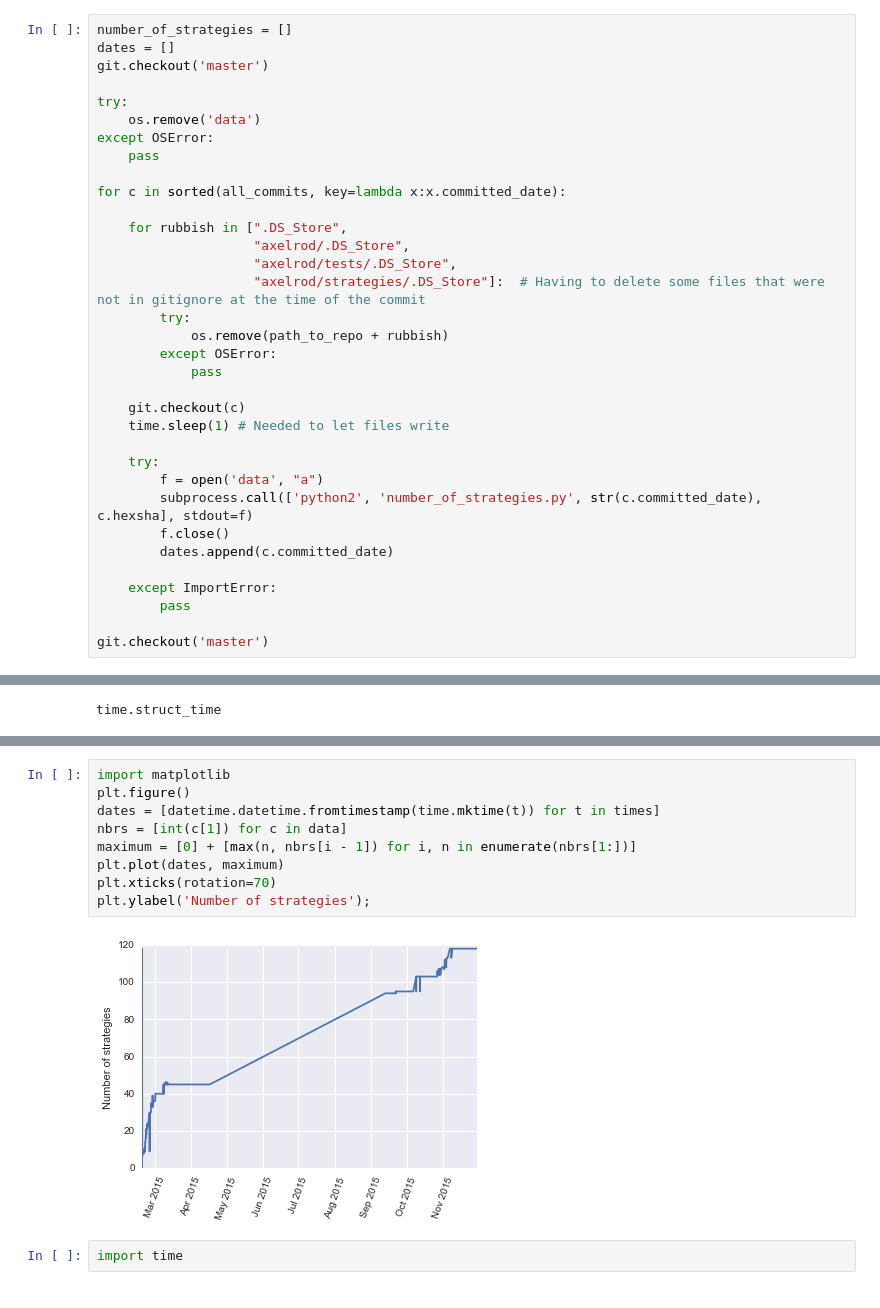
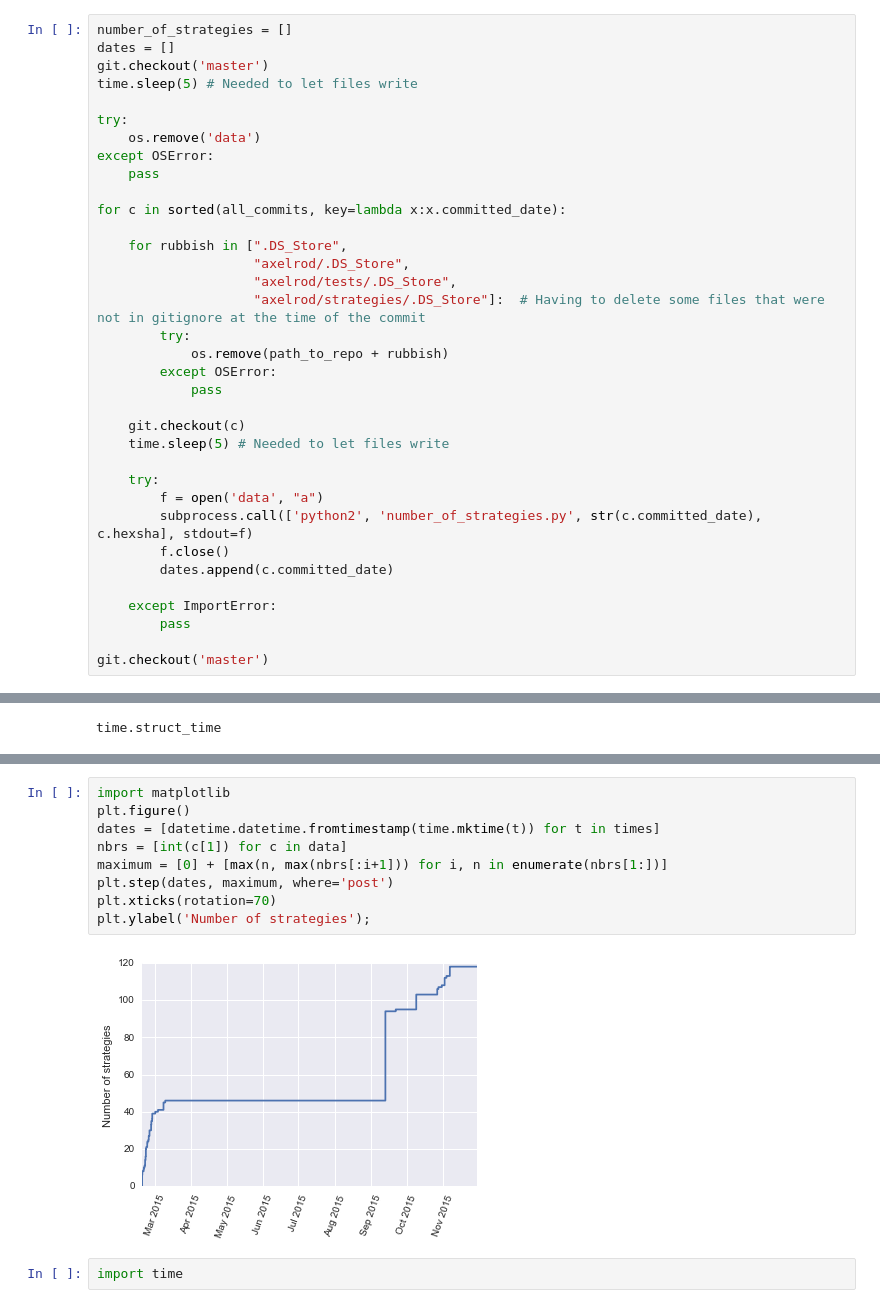
Before and after one commit to Axelrod-Python/An-open-reproducible-framework-for-the-study-of-the-iterated-prisoners-dilemma, a Jupyter notebook: scripts/analysing_the_repository.ipynb, the cells around one changed output, grey strips where cells are left out. Cells and saved outputs as stored; diff of their text form.

```diff
--- a/scripts/analysing_the_repository.ipynb
+++ b/scripts/analysing_the_repository.ipynb
@@ -31,6 +31,7 @@ git = repo.git
 number_of_strategies = []
 dates = []
 git.checkout('master')
+time.sleep(5) # Needed to let files write
 
 try:
     os.remove('data')
@@ -49,7 +50,7 @@ for c in sorted(all_commits, key=lambda x:x.committed_date):
             pass
 
     git.checkout(c)
-    time.sleep(1) # Needed to let files write
+    time.sleep(5) # Needed to let files write
 
     try:
         f = open('data', "a")
@@ -87,14 +88,14 @@ plt.ylabel('Actual number of strategies');
 # %%
 import matplotlib
 plt.figure()
 dates = [datetime.datetime.fromtimestamp(time.mktime(t)) for t in times]
 nbrs = [int(c[1]) for c in data]
-maximum = [0] + [max(n, nbrs[i - 1]) for i, n in enumerate(nbrs[1:])]
-plt.plot(dates, maximum)
+maximum = [0] + [max(n, max(nbrs[:i+1])) for i, n in enumerate(nbrs[1:])]
+plt.step(dates, maximum, where='post')
 plt.xticks(rotation=70)
 plt.ylabel('Number of strategies');
 # %% [output]
-[figure, old version]
+[figure, new version]
 # %%
 import time
 # %% [output]
```
Also changed, not shown: parts of 1 cell of this notebook, 1 other file.
